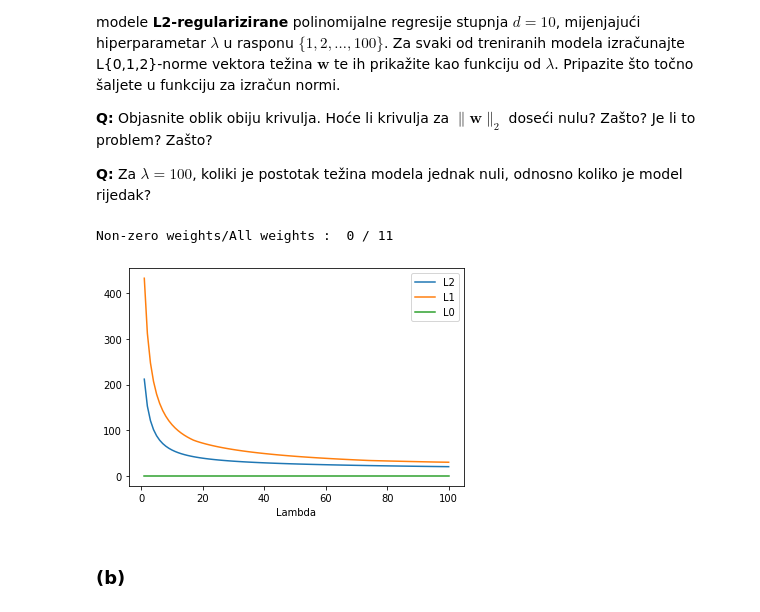
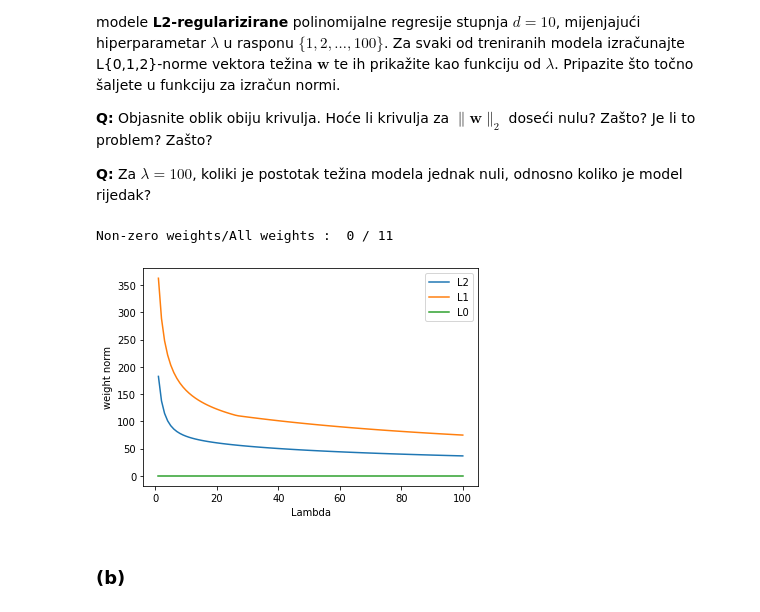
Before and after one commit to mislavivancic/machine-learning-homeworks, a Jupyter notebook: Lab1/SU-2019-LAB01-Regresija.ipynb, the cells around one changed output. Drawn from its saved outputs; the diff is of its cells as text; code cells hidden in the pictures.

Commit message:
Answered questions, modified some plots

```diff
--- a/Lab1/SU-2019-LAB01-Regresija.ipynb
+++ b/Lab1/SU-2019-LAB01-Regresija.ipynb
@@ -656,7 +645,7 @@ Za ovaj zadatak upotrijebite skup za učenje i skup za testiranje iz zadatka 3b.
 X = make_instances(-5,5,50)
 
 function = lambda x : 5 + x -2*(x**2) - 5*(x**3)
-y = make_labels(X,function,100)
+y = make_labels(X,function,200)
 
 X_train,X_test = train_test_split(X,test_size=0.5)
 y_train,y_test = train_test_split(y,test_size=0.5)
@@ -680,34 +669,35 @@ L0_weights = []
 
 
 for l in lambdas:
     reg_model = Ridge(alpha=l,fit_intercept=True)
 
     # model training
     reg_model.fit(X_train_transformed,y_train)
 
     # predictions
     weight = reg_model.coef_
 
     L2_weight = np.sqrt(np.dot(weight,np.transpose(weight)))[0][0]
     L1_weight = sum([abs(x) for x in weight])
     L0_weight = np.count_nonzero(weight)
 
     L2_weights.append(L2_weight)
     L1_weights.append(L1_weight)
     L0_weights.append(nonzeroes(weight))
 
     if l == 100:
         print("Non-zero weights/All weights : ",nonzeroes(weight),"/",len(weight[0]))
 
 plt.plot(lambdas,L2_weights,label="L2")
 plt.plot(lambdas,L1_weights,label="L1")
 plt.plot(lambdas,L0_weights,label="L0")
 plt.xlabel("Lambda")
+plt.ylabel("weight norm")
 plt.legend(loc="upper right")
 plt.show()
 # %% [output]
 Non-zero weights/All weights :  0 / 11
-[figure, old version]
+[figure, new version]
 # %% [markdown]
 ### (b)
 # %% [markdown]
```
Also changed, not shown: parts of 12 cells of this notebook, 1 other file.
